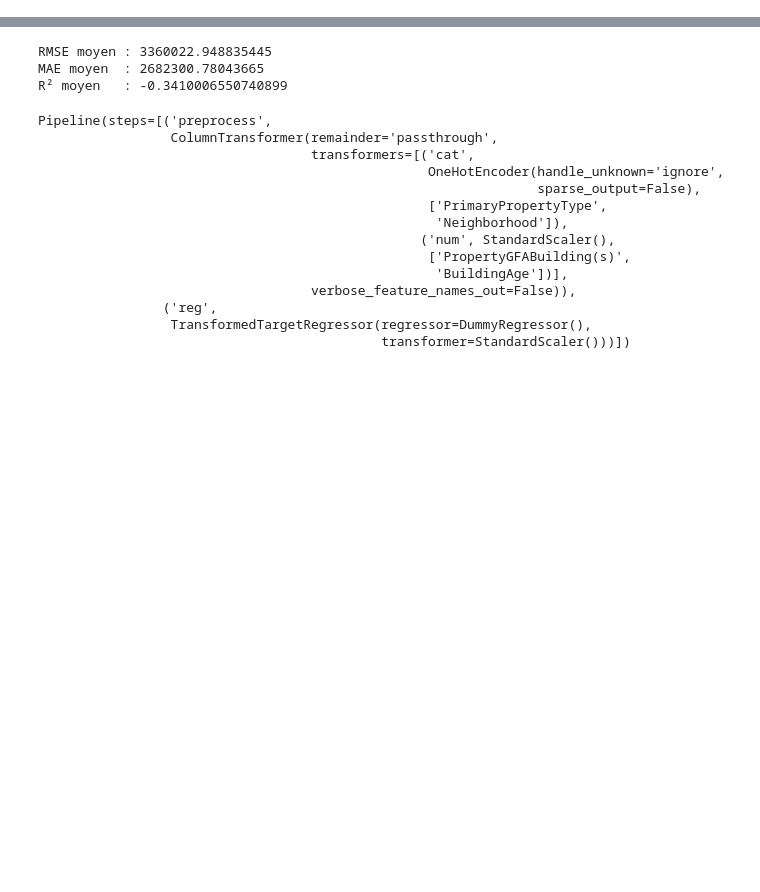
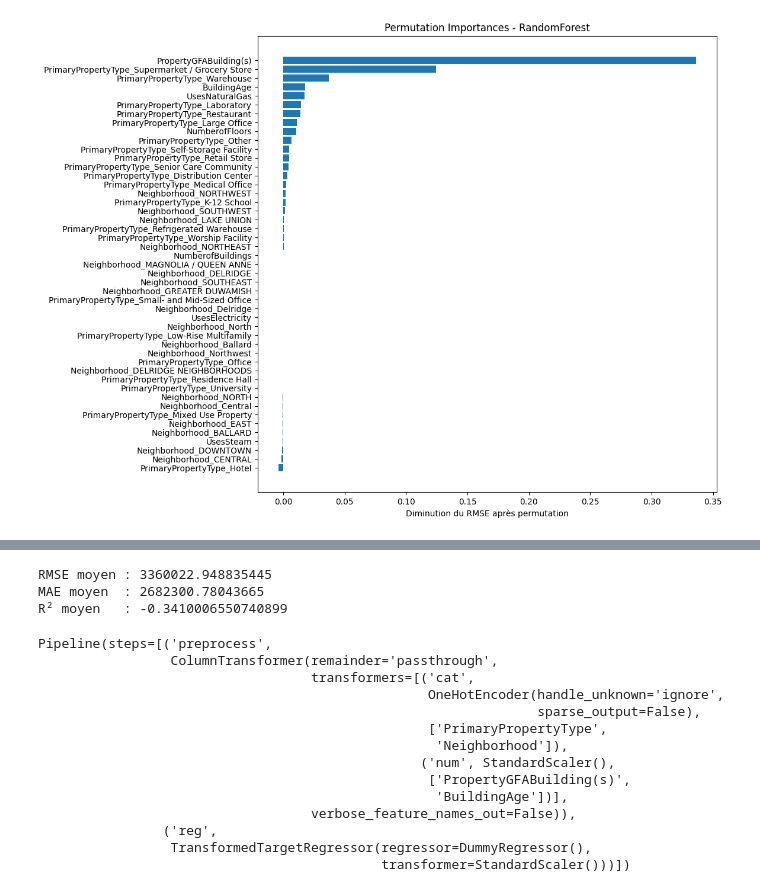
Before and after one commit to nigeldellamore66-crypto/Projet6-OPC-ML-Conso-Bat, a Jupyter notebook: ml_testing.ipynb, the cells around one changed output, grey strips where cells are left out. Saved outputs shown, nothing was run; the diff lists cells and outputs as text; code cells hidden in the pictures; blank space fills up the shorter version.

```diff
--- a/ml_testing.ipynb
+++ b/ml_testing.ipynb
@@ -73,3 +141,28 @@ X_train, X_test, y_train, y_test = train_test_split(
+# %%
+# Permutation importance du RF alternatif
+result = permutation_importance(
+    rf,
+    X_test_trans,
+    y_test_scaled,
+    n_repeats=10,
+    random_state=808,
+    scoring='neg_root_mean_squared_error'
+)
+
+perm_importances = pd.DataFrame({
+    'feature': feature_names,
+    'importance_mean': result.importances_mean,
+    'importance_std': result.importances_std
+}).sort_values(by='importance_mean', ascending=True)
+# %%
+# Graphique
+plt.figure(figsize=(10,10))
+plt.barh(perm_importances['feature'], perm_importances['importance_mean'])
+plt.xlabel("Diminution du RMSE après permutation")
+plt.title("Permutation Importances - RandomForest")
+plt.show()
+# %% [output]
+[figure, added]
 # %%
 # Création du pipeline avec DummyRegressor
 model = Pipeline([
```
Also changed, not shown: parts of 14 cells of this notebook.
